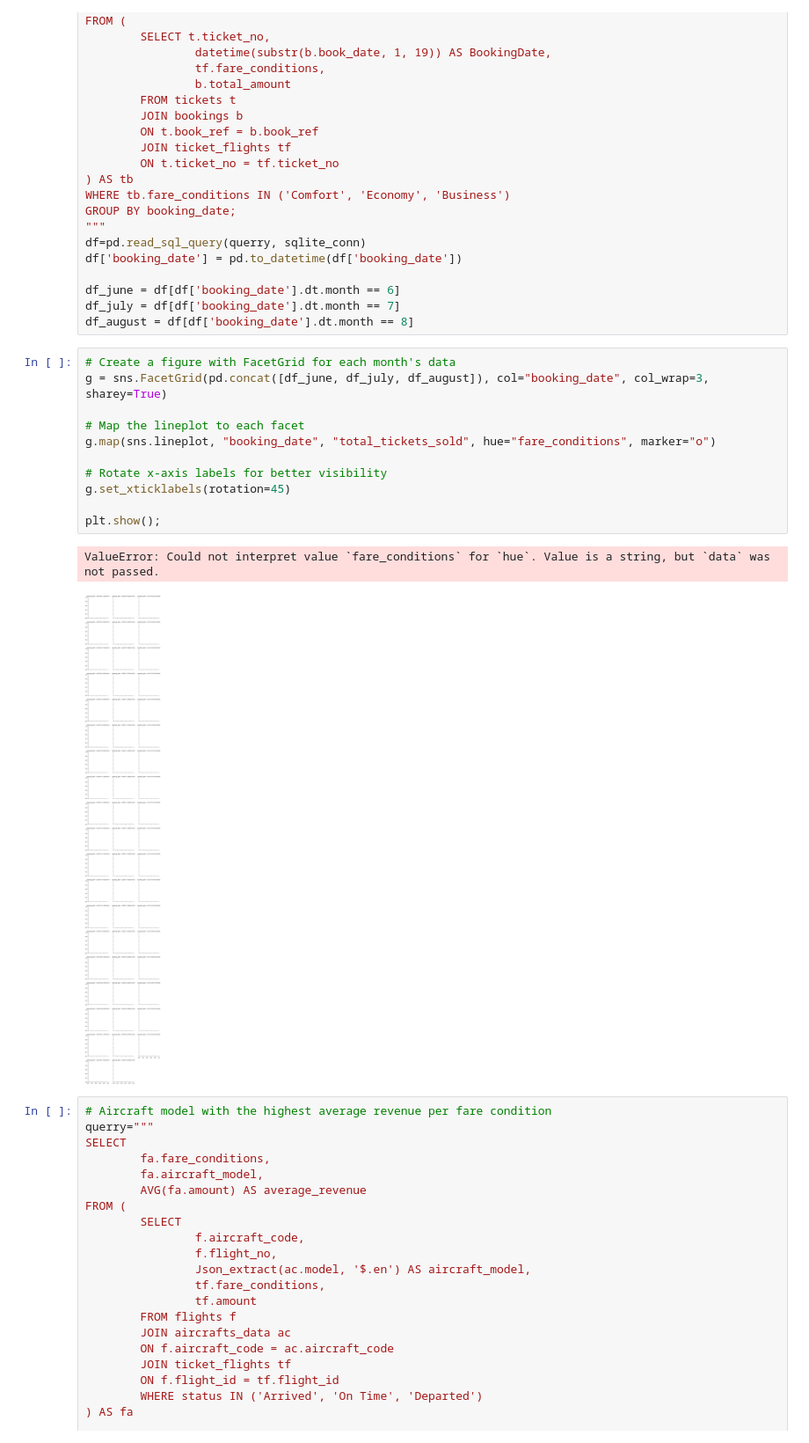
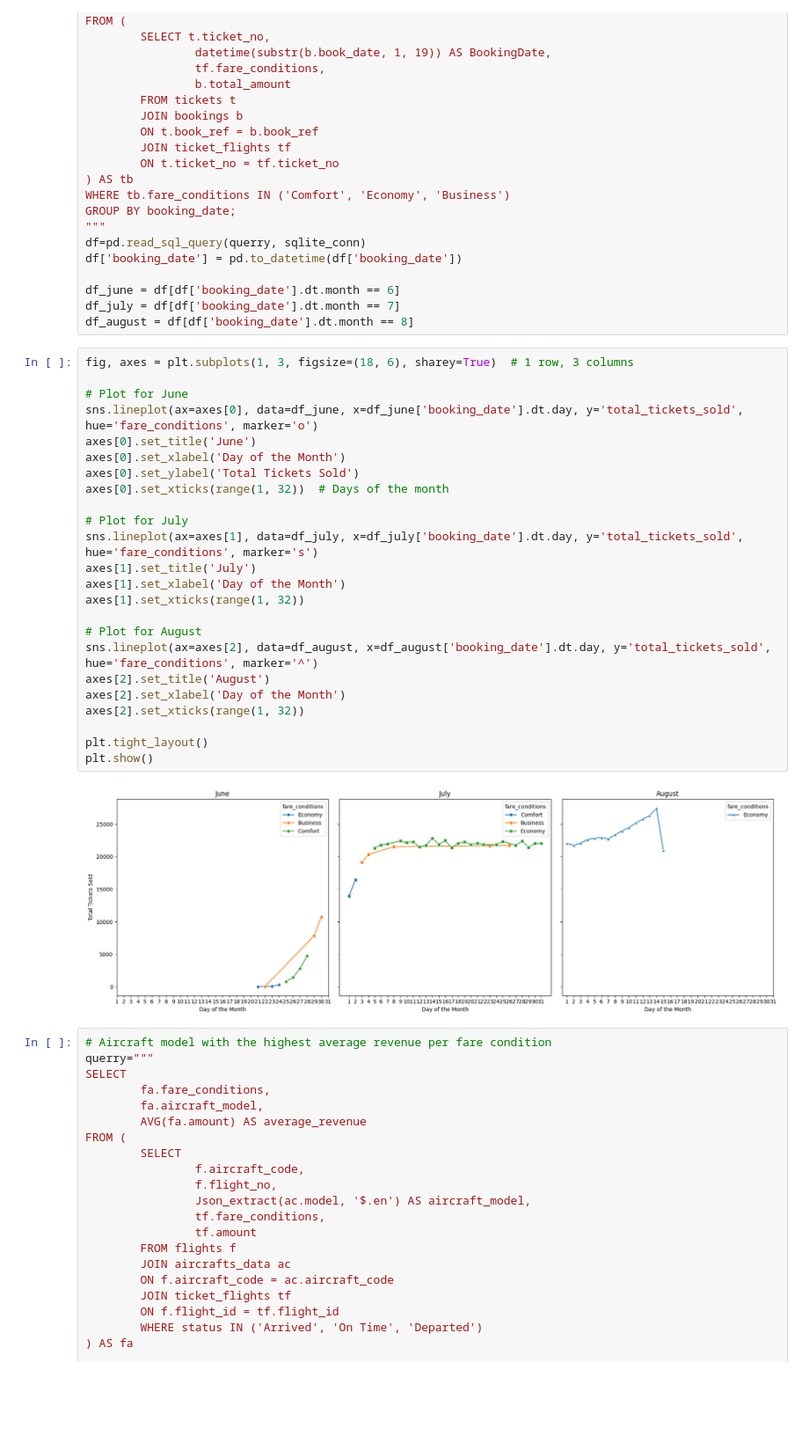
Before and after one commit to Daviedavie100/SQL_Projects, a Jupyter notebook: data.ipynb, the cells around one changed output. Shown at 88% size. Drawn from its saved outputs; the diff is of its cells as text; blank space fills up the shorter version.

```diff
--- a/data.ipynb
+++ b/data.ipynb
@@ -1411,20 +1411,32 @@ df['booking_date'] = pd.to_datetime(df['booking_date'])
 df_june = df[df['booking_date'].dt.month == 6]
 df_july = df[df['booking_date'].dt.month == 7]
 df_august = df[df['booking_date'].dt.month == 8]
-# %%
-# Create a figure with FacetGrid for each month's data
-g = sns.FacetGrid(pd.concat([df_june, df_july, df_august]), col="booking_date", col_wrap=3, sharey=True)
-
-# Map the lineplot to each facet
-g.map(sns.lineplot, "booking_date", "total_tickets_sold", hue="fare_conditions", marker="o")
-
-# Rotate x-axis labels for better visibility
-g.set_xticklabels(rotation=45)
-
-plt.show();
-# %% [output]
-ValueError: Could not interpret value `fare_conditions` for `hue`. Value is a string, but `data` was not passed.
-[figure, removed]
+# %%
+fig, axes = plt.subplots(1, 3, figsize=(18, 6), sharey=True)  # 1 row, 3 columns
+
+# Plot for June
+sns.lineplot(ax=axes[0], data=df_june, x=df_june['booking_date'].dt.day, y='total_tickets_sold', hue='fare_conditions', marker='o')
+axes[0].set_title('June')
+axes[0].set_xlabel('Day of the Month')
+axes[0].set_ylabel('Total Tickets Sold')
+axes[0].set_xticks(range(1, 32))  # Days of the month
+
+# Plot for July
+sns.lineplot(ax=axes[1], data=df_july, x=df_july['booking_date'].dt.day, y='total_tickets_sold', hue='fare_conditions', marker='s')
+axes[1].set_title('July')
+axes[1].set_xlabel('Day of the Month')
+axes[1].set_xticks(range(1, 32))
+
+# Plot for August
+sns.lineplot(ax=axes[2], data=df_august, x=df_august['booking_date'].dt.day, y='total_tickets_sold', hue='fare_conditions', marker='^')
+axes[2].set_title('August')
+axes[2].set_xlabel('Day of the Month')
+axes[2].set_xticks(range(1, 32))
+
+plt.tight_layout()
+plt.show()
+# %% [output]
+[figure, added]
 # %%
 # Aircraft model with the highest average revenue per fare condition
 querry="""
```
Also changed, not shown: parts of 2 cells of this notebook.
